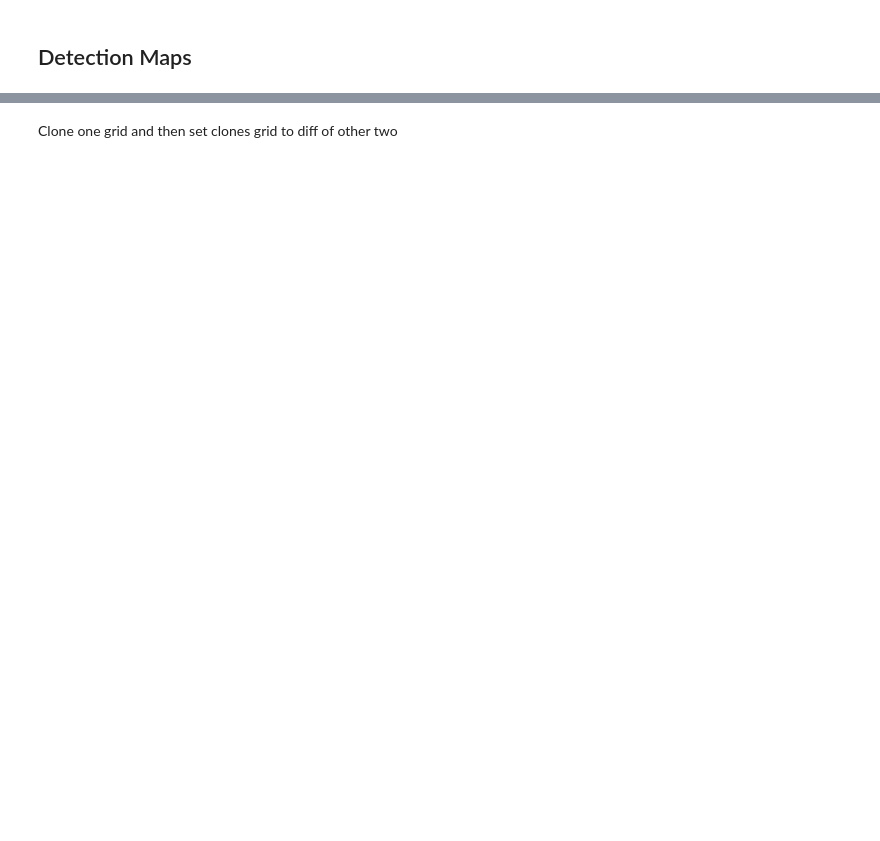
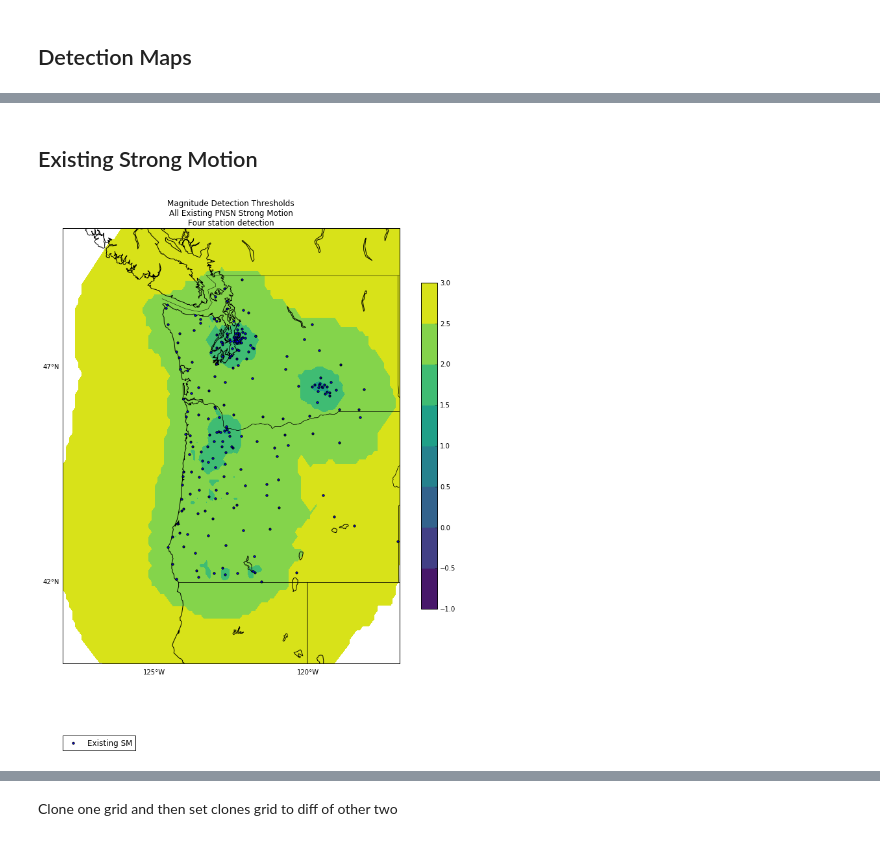
Before and after one commit to pnsn/magd_client, a Jupyter notebook: notebooks/2019_noise_all_pnsn.ipynb, the cells around one changed output, grey strips where cells are left out. Saved outputs shown, nothing was run; the diff lists cells and outputs as text; code cells hidden in the pictures; blank space fills up the shorter version.

```diff
--- a/notebooks/2019_noise_all_pnsn.ipynb
+++ b/notebooks/2019_noise_all_pnsn.ipynb
@@ -179,11 +234,17 @@ This scenerio shows detection threshold with all Broadband and short periods
+# %% [markdown]
+## Existing Strong Motion
 # %%
-path = grid_paths['ehz_and_bb_pnsn']['detection']
-
-%run -i scripts/plot_heatmap.py \
+# Performance : 51 sec
+path = grid_eew_existing_sm.get_path()
+%time %run -i scripts/plot_heatmap.py \
 --path=$path \
 --title1='Magnitude Detection Thresholds' \
---title2='All Broadband and Short Period' \
+--title2='All Existing PNSN Strong Motion' \
 --title3='Four station detection' \
+--plotwidth=60 \
+--plotstas=True \
 --plotwidth=15 \
 --color=viridis \
 --levels=-1,-0.5,0,0.5,1,1.5,2,2.5,3
+# %% [output]
+[figure, added]
```
Also changed, not shown: parts of 85 cells of this notebook, 5 other files.
